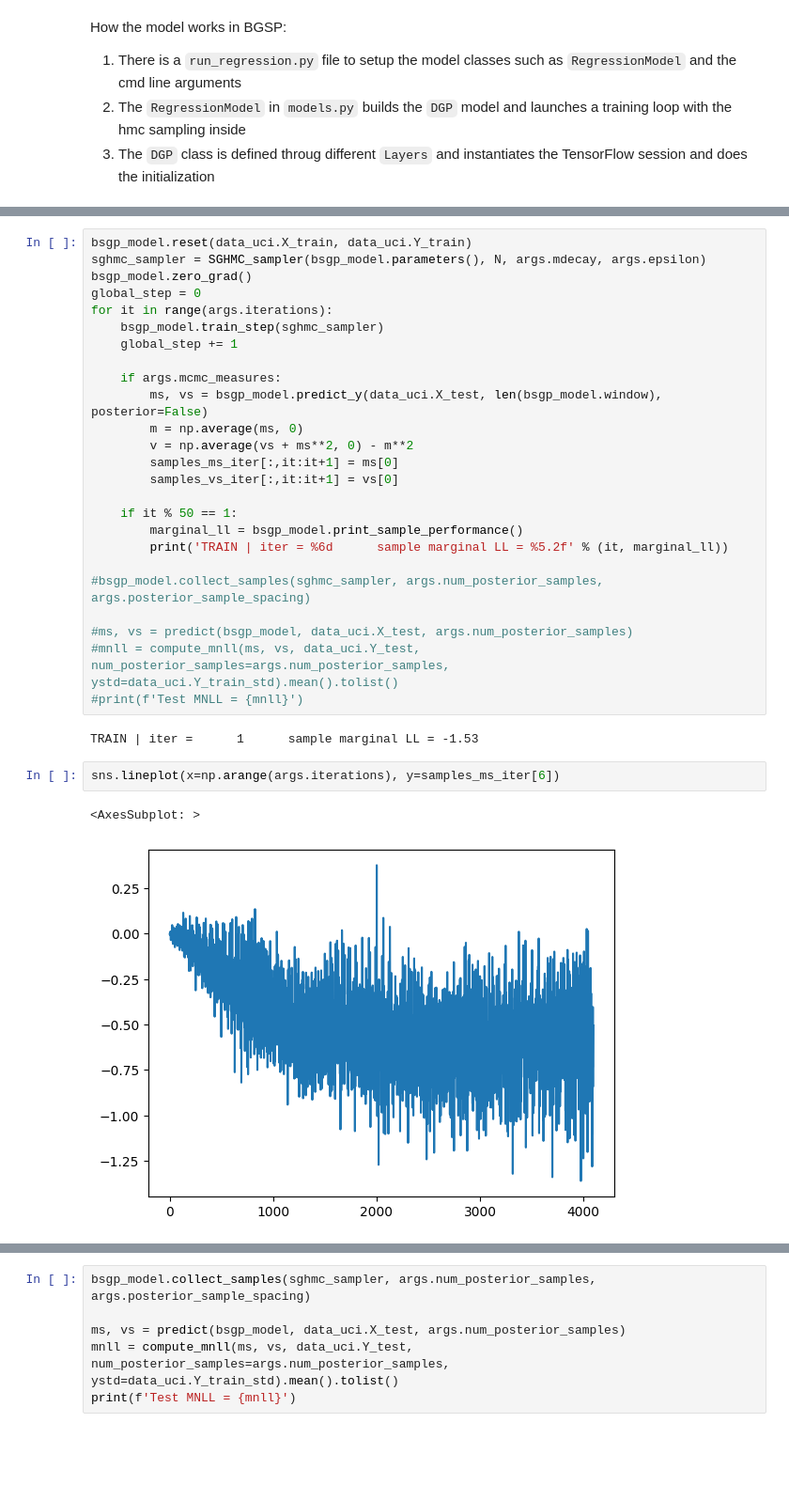
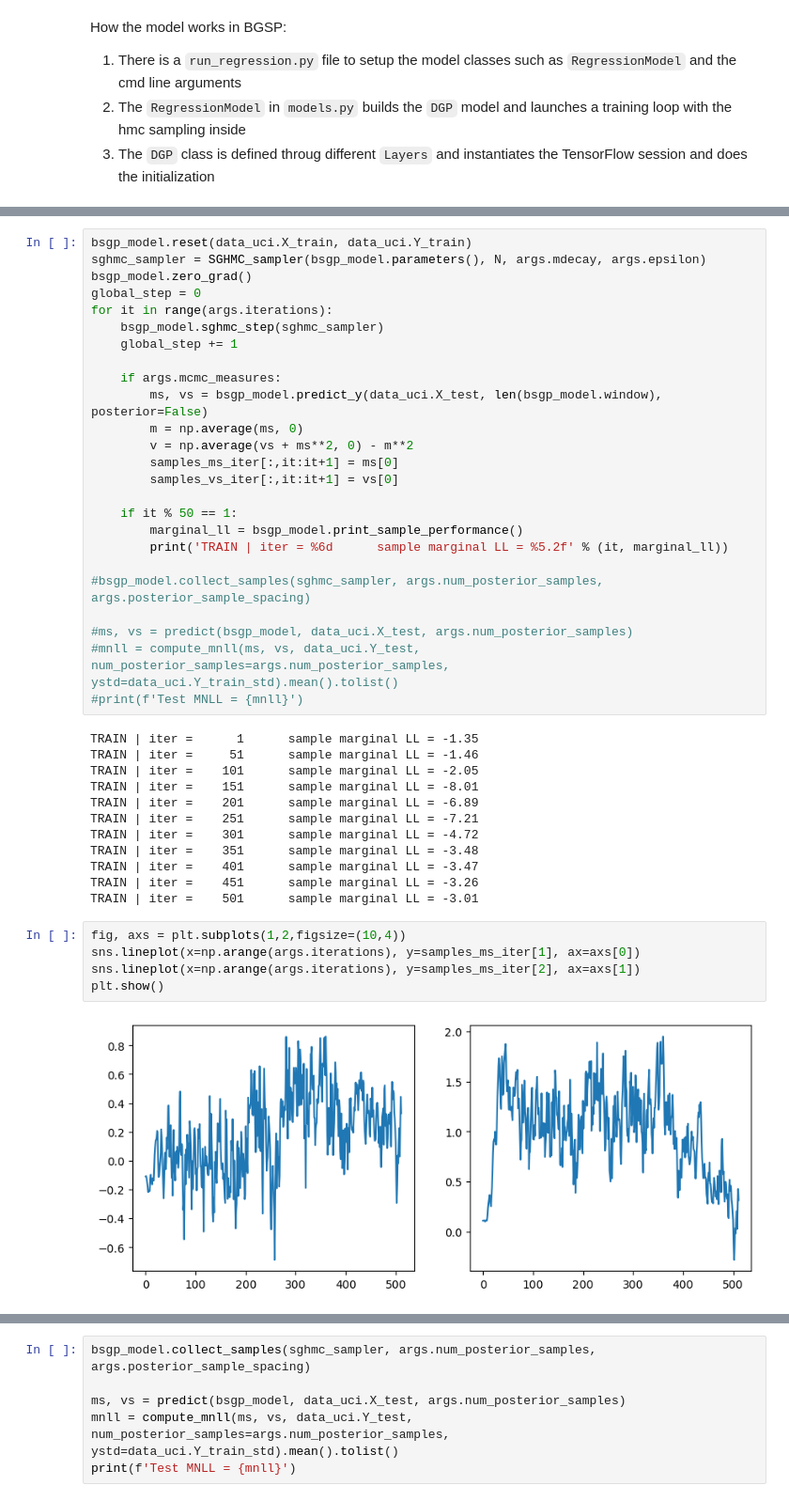
Before and after one commit to mattyred/BayesianSGP_Automatic_Coupling_Determination, a Jupyter notebook: train_bsgp_model_nb.ipynb, the cells around one changed output, grey strips where cells are left out. Shown at 94% size. Saved outputs shown, nothing was run; the diff lists cells and outputs as text; blank space fills up the shorter version.

```diff
--- a/train_bsgp_model_nb.ipynb
+++ b/train_bsgp_model_nb.ipynb
@@ -61,7 +61,7 @@ sghmc_sampler = SGHMC_sampler(bsgp_model.parameters(), N, args.mdecay, args.epsi
 bsgp_model.zero_grad()
 global_step = 0
 for it in range(args.iterations):
-    bsgp_model.train_step(sghmc_sampler)
+    bsgp_model.sghmc_step(sghmc_sampler)
     global_step += 1
 
     if args.mcmc_measures:
@@ -81,12 +81,24 @@ for it in range(args.iterations):
 #mnll = compute_mnll(ms, vs, data_uci.Y_test, num_posterior_samples=args.num_posterior_samples, ystd=data_uci.Y_train_std).mean().tolist()
 #print(f'Test MNLL = {mnll}')
 # %% [output]
-TRAIN | iter =      1      sample marginal LL = -1.53
+TRAIN | iter =      1      sample marginal LL = -1.35
+TRAIN | iter =     51      sample marginal LL = -1.46
+TRAIN | iter =    101      sample marginal LL = -2.05
+TRAIN | iter =    151      sample marginal LL = -8.01
+TRAIN | iter =    201      sample marginal LL = -6.89
+TRAIN | iter =    251      sample marginal LL = -7.21
+TRAIN | iter =    301      sample marginal LL = -4.72
+TRAIN | iter =    351      sample marginal LL = -3.48
+TRAIN | iter =    401      sample marginal LL = -3.47
+TRAIN | iter =    451      sample marginal LL = -3.26
+TRAIN | iter =    501      sample marginal LL = -3.01
-# %%
-sns.lineplot(x=np.arange(args.iterations), y=samples_ms_iter[6])
-# %% [output]
-<AxesSubplot: >
-[figure, removed]
+# %%
+fig, axs = plt.subplots(1,2,figsize=(10,4))
+sns.lineplot(x=np.arange(args.iterations), y=samples_ms_iter[1], ax=axs[0])
+sns.lineplot(x=np.arange(args.iterations), y=samples_ms_iter[2], ax=axs[1])
+plt.show()
+# %% [output]
+[figure, added]
 # %%
 sns.kdeplot(x=samples_ms_iter[5])
 # %% [output]
```
Also changed, not shown: parts of 5 cells of this notebook, 3 other files.
